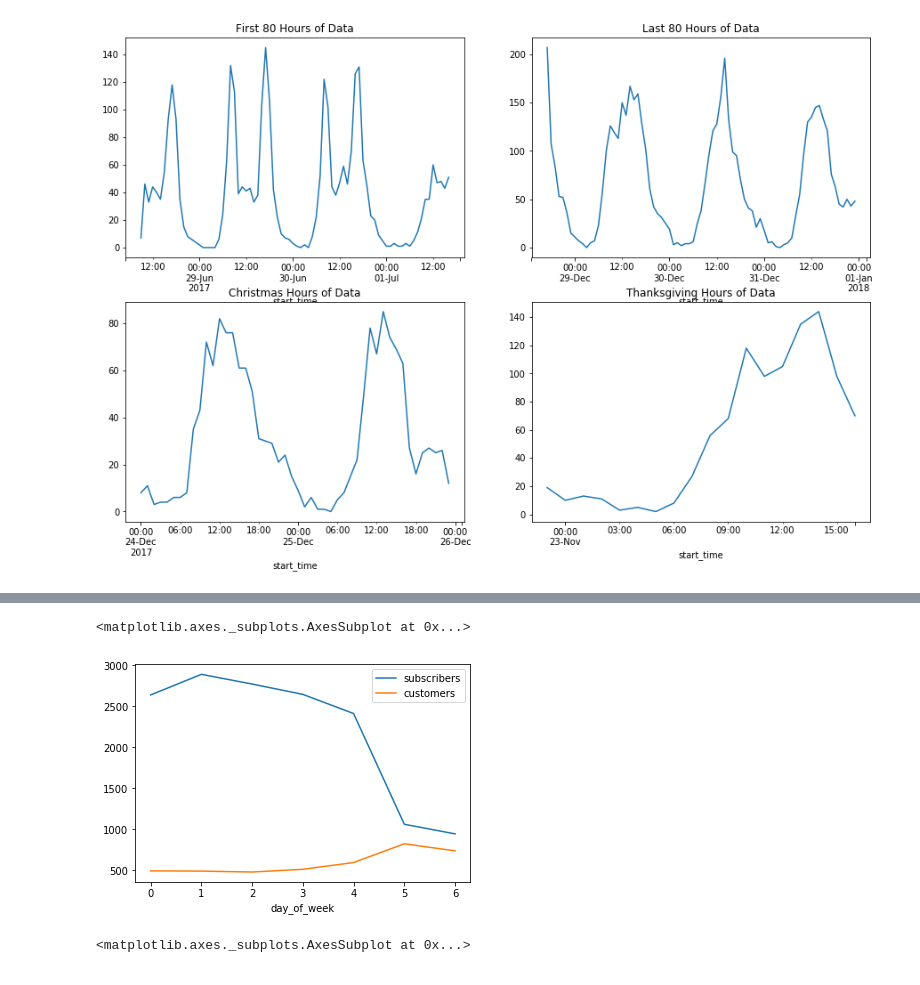
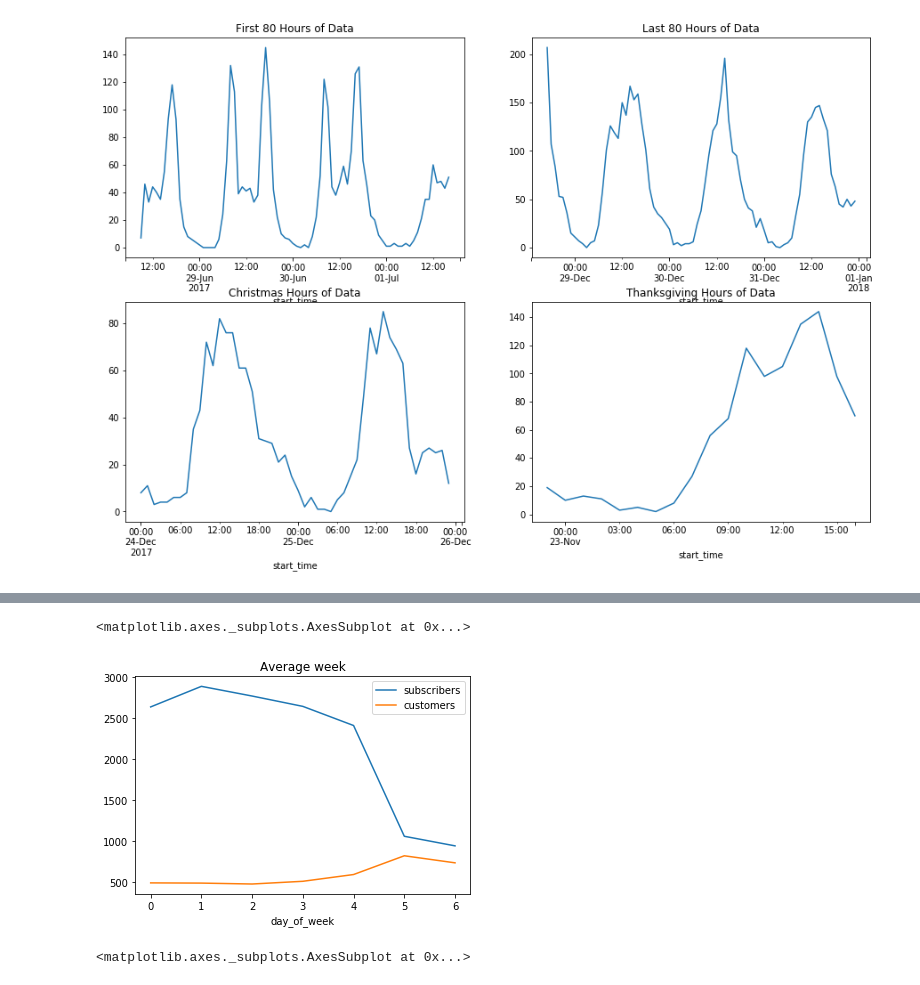
Before and after one commit to jarango-math/fordgo_bike_project, a Jupyter notebook: fundamental_capstone_project.ipynb, the cells around one changed output, grey strips where cells are left out. Cells and saved outputs as stored; diff of their text form; code cells hidden in the pictures.

```diff
--- a/fundamental_capstone_project.ipynb
+++ b/fundamental_capstone_project.ipynb
@@ -216,21 +216,21 @@ df_mean_day_sub.plot()
 # %%
 df_mean_week_sub=df_time_index[df_time_index['user_type']=='Subscriber']
 df_mean_week_cus=df_time_index[df_time_index['user_type']=='Customer']
 df_mean_week_sub=df_mean_week_sub['duration_sec'].resample('D').count()
 df_mean_week_cus=df_mean_week_cus['duration_sec'].resample('D').count()
 df_mean_week_sub=df_mean_week_sub.reset_index()
 df_mean_week_cus=df_mean_week_cus.reset_index()
 df_mean_week_sub['day_of_week']=df_mean_week_sub['start_time'].dt.dayofweek
 df_mean_week_cus['day_of_week']=df_mean_week_cus['start_time'].dt.dayofweek
 df_mean_week_sub.columns=['start_time','subscribers','day_of_week']
 df_mean_week_cus.columns=['start_time','customers','day_of_week']
 df_mean_week_sub=df_mean_week_sub[['subscribers','day_of_week']].groupby('day_of_week').mean()
 df_mean_week_cus=df_mean_week_cus[['customers','day_of_week']].groupby('day_of_week').mean()
 df_mean_week_sub['customers']=df_mean_week_cus['customers']
-df_mean_week_sub.plot()
+df_mean_week_sub.plot(title='Average week')
 # %% [output]
 <matplotlib.axes._subplots.AxesSubplot at 0x...>
-[figure, old version]
+[figure, new version]
 # %%
 bike_id_count=df[['bike_id','duration_sec']].groupby(['bike_id']).count().sort_values('duration_sec', ascending=False)
 # use sum with duration seconds to see which bike was the most ridden
```
Also changed, not shown: parts of 1 cell of this notebook.
